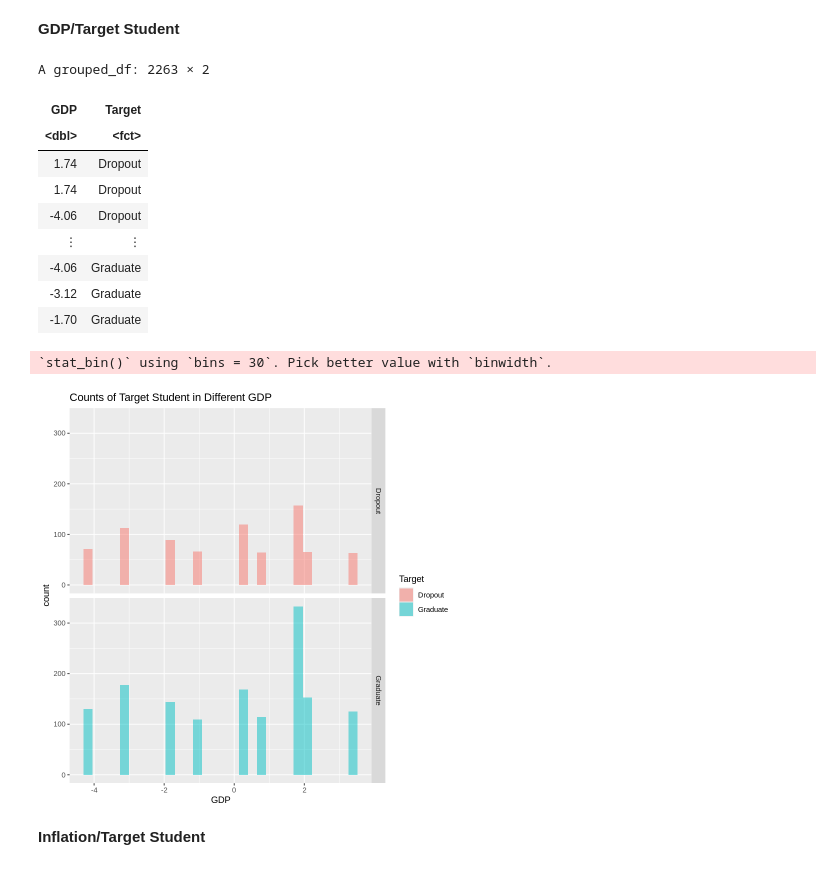
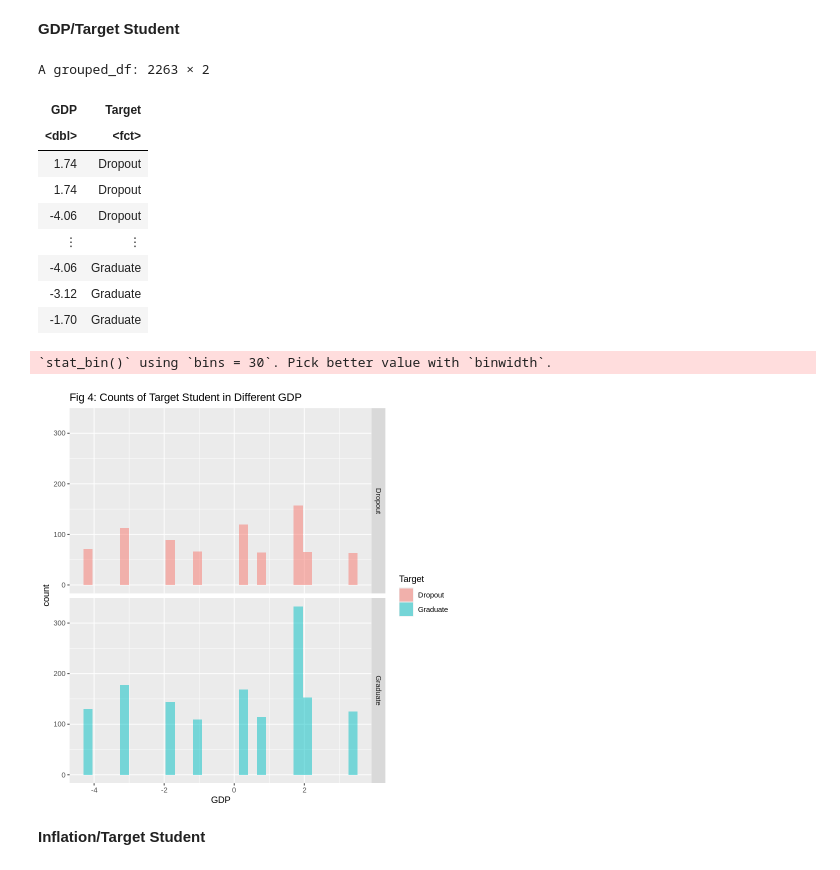
Before and after one commit to jternier/dsci_100_project, a Jupyter notebook: tidy_data/Project.ipynb, the cells around one changed output. Saved outputs shown, nothing was run; the diff lists cells and outputs as text; code cells hidden in the pictures.

Commit message:
title + minor edits to layout & packages

```diff
--- a/tidy_data/Project.ipynb
+++ b/tidy_data/Project.ipynb
@@ -156,29 +186,29 @@ __GDP/Target Student__
 # %%
 target_econ_data <- dropout_training |>
 select(GDP,Target) |>
 group_by(Target)
 target_econ_data
 
 options(repr.plot.width = 7, repr.plot.height = 7)
 econ1_plot <- target_econ_data |>
 ggplot(aes(x = GDP, fill = Target)) +
 geom_histogram(alpha = 0.5) +
-labs(x = 'GDP', y = 'count', fill = 'Target', title = 'Counts of Target Student in Different GDP') +
+labs(x = 'GDP', y = 'count', fill = 'Target', title = 'Fig 4: Counts of Target Student in Different GDP') +
 facet_grid(rows = vars(Target))
 econ1_plot
 # %% [output]
 A grouped_df: 2263 × 2
 | GDP | Target |
 | <dbl> | <fct> |
 | 1.74 | Dropout |
 | 1.74 | Dropout |
 | -4.06 | Dropout |
 | ⋮ | ⋮ |
 | -4.06 | Graduate |
 | -3.12 | Graduate |
 | -1.70 | Graduate |
 `stat_bin()` using `bins = 30`. Pick better value with `binwidth`.
-[figure, old version]
+[figure, new version]
 # %% [markdown]
 __Inflation/Target Student__
 # %%
```
Also changed, not shown: parts of 21 cells of this notebook.
